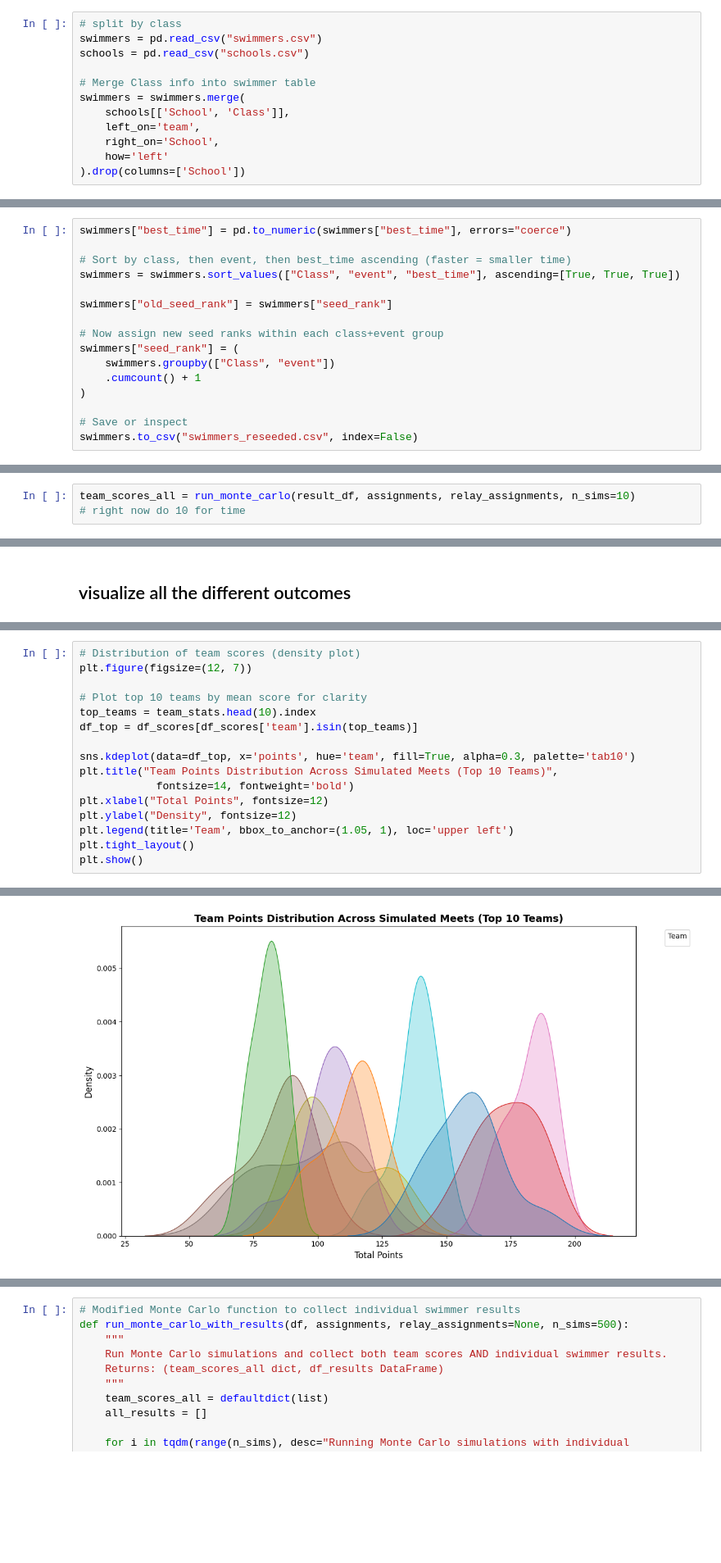
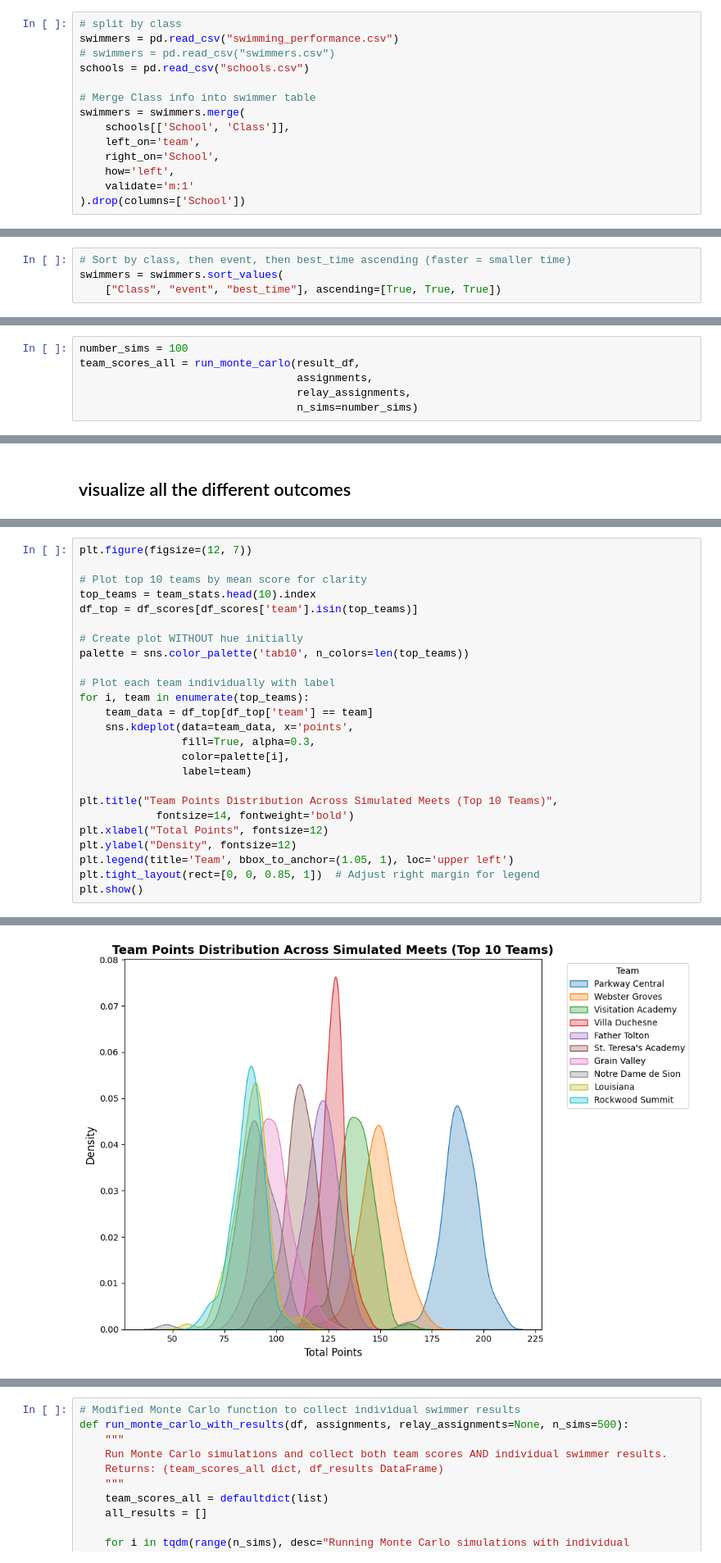
Before and after one commit to serenahuang225/swim-meet-simulator, a Jupyter notebook: swim_meet_simulator_notebook.ipynb, the cells around one changed output, grey strips where cells are left out. Shown at 82% size. Cells and saved outputs as stored; diff of their text form; blank space fills up the shorter version.

```diff
--- a/swim_meet_simulator_notebook.ipynb
+++ b/swim_meet_simulator_notebook.ipynb
@@ -124,7 +124,8 @@ result_df.sample(5)
 result_df.to_csv('swimmers.csv', index=False)
 # %%
 # split by class
-swimmers = pd.read_csv("swimmers.csv")
+swimmers = pd.read_csv("swimming_performance.csv")
+# swimmers = pd.read_csv("swimmers.csv")
 schools = pd.read_csv("schools.csv")
 
 # Merge Class info into swimmer table
@@ -132,5 +133,6 @@ swimmers = swimmers.merge(
     schools[['School', 'Class']],
     left_on='team',
     right_on='School',
-    how='left'
+    how='left',
+    validate='m:1'
 ).drop(columns=['School'])
@@ -137,19 +252,7 @@ swimmers = swimmers.merge(
 # %%
-swimmers["best_time"] = pd.to_numeric(swimmers["best_time"], errors="coerce")
-
 # Sort by class, then event, then best_time ascending (faster = smaller time)
-swimmers = swimmers.sort_values(["Class", "event", "best_time"], ascending=[True, True, True])
-
-swimmers["old_seed_rank"] = swimmers["seed_rank"]
-
-# Now assign new seed ranks within each class+event group
-swimmers["seed_rank"] = (
-    swimmers.groupby(["Class", "event"])
-    .cumcount() + 1
-)
-
-# Save or inspect
-swimmers.to_csv("swimmers_reseeded.csv", index=False)
+swimmers = swimmers.sort_values(
+    ["Class", "event", "best_time"], ascending=[True, True, True])
 # %%
 class1_swimmers = swimmers[swimmers['Class'] == 1]
 class2_swimmers = swimmers[swimmers['Class'] == 2]
@@ -474,6 +565,9 @@ Relay assignments: 61 teams
 # %%
-team_scores_all = run_monte_carlo(result_df, assignments, relay_assignments, n_sims=10)
-# right now do 10 for time
+number_sims = 100
+team_scores_all = run_monte_carlo(result_df,
+                                  assignments,
+                                  relay_assignments,
+                                  n_sims=number_sims)
 # %% [markdown]
 ### What `team_scores_all` contains:
 
@@ -598,17 +815,26 @@ plt.show()
 # %%
-# Distribution of team scores (density plot)
 plt.figure(figsize=(12, 7))
 
 # Plot top 10 teams by mean score for clarity
 top_teams = team_stats.head(10).index
 df_top = df_scores[df_scores['team'].isin(top_teams)]
 
-sns.kdeplot(data=df_top, x='points', hue='team', fill=True, alpha=0.3, palette='tab10')
+# Create plot WITHOUT hue initially
+palette = sns.color_palette('tab10', n_colors=len(top_teams))
+
+# Plot each team individually with label
+for i, team in enumerate(top_teams):
+    team_data = df_top[df_top['team'] == team]
+    sns.kdeplot(data=team_data, x='points',
+                fill=True, alpha=0.3,
+                color=palette[i],
+                label=team)
+
 plt.title("Team Points Distribution Across Simulated Meets (Top 10 Teams)",
             fontsize=14, fontweight='bold')
 plt.xlabel("Total Points", fontsize=12)
 plt.ylabel("Density", fontsize=12)
 plt.legend(title='Team', bbox_to_anchor=(1.05, 1), loc='upper left')
-plt.tight_layout()
+plt.tight_layout(rect=[0, 0, 0.85, 1])  # Adjust right margin for legend
 plt.show()
 # %% [output]
@@ -616,4 +841,4 @@ No artists with labels found to put in legend.  Note that artists whose label st
-[figure, old version]
+[figure, new version]
 # %%
 # Box plot showing score distributions for top teams
 plt.figure(figsize=(12, 7))
```
Also changed, not shown: parts of 30 cells of this notebook, 12 other files.
